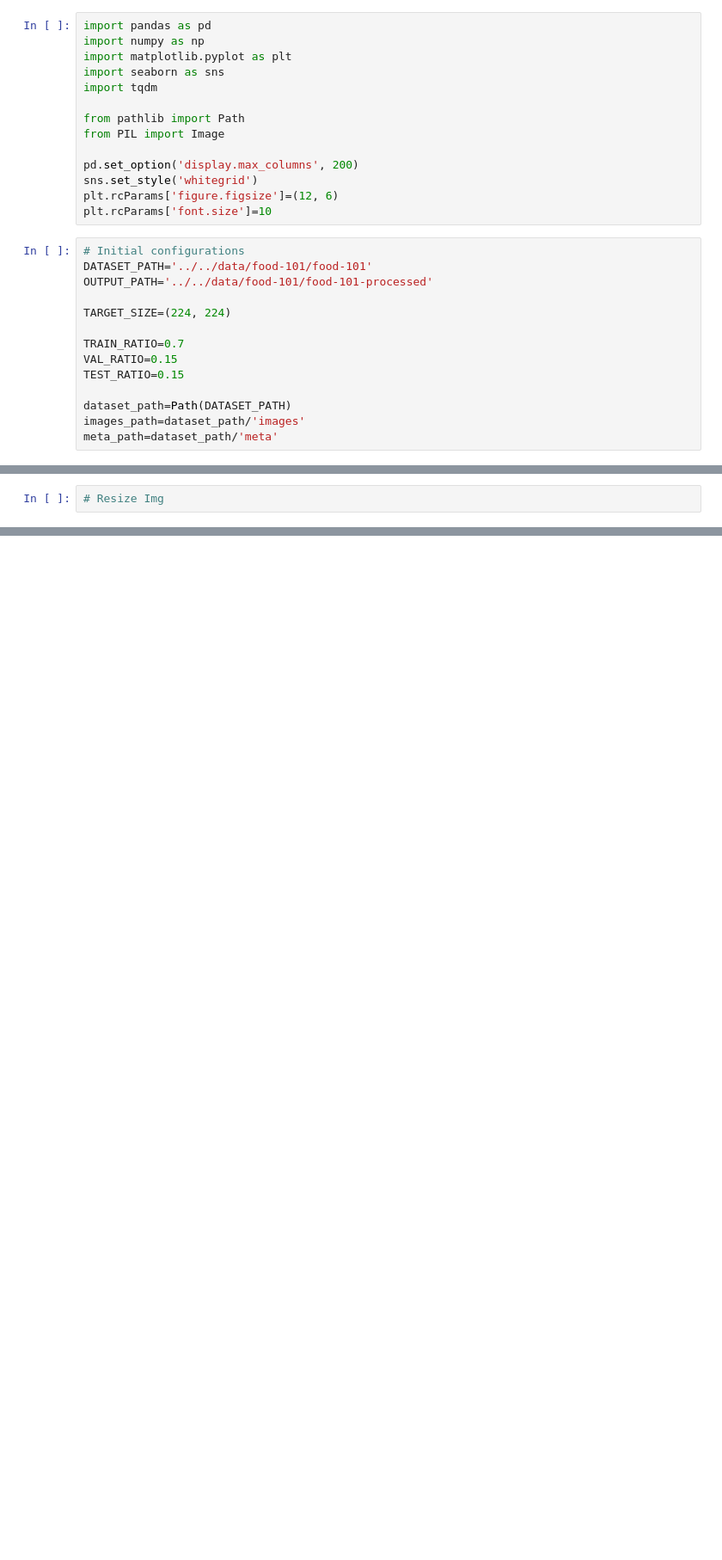
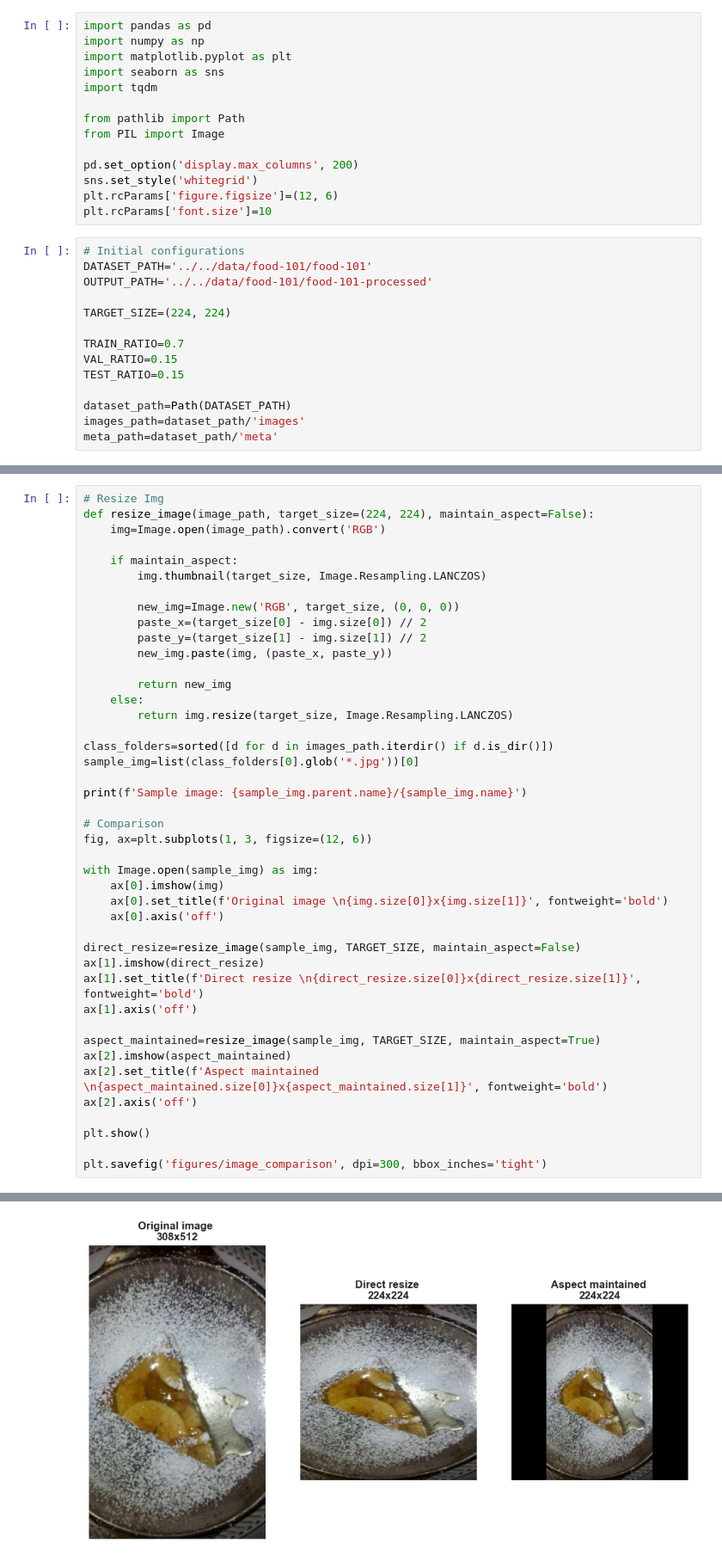
Before and after one commit to mm0narch/me-food, a Jupyter notebook: src/preprocessing/notebook.ipynb, the cells around one changed output, grey strips where cells are left out. Shown at 86% size. Cells and saved outputs as stored; diff of their text form; blank space fills up the shorter version.

Commit message:
feat: sample comparison

```diff
--- a/src/preprocessing/notebook.ipynb
+++ b/src/preprocessing/notebook.ipynb
@@ -81,3 +83,45 @@ Max: 512 | Min: 288 | Mean: 477.56
 [figure]
 # %%
 # Resize Img
+def resize_image(image_path, target_size=(224, 224), maintain_aspect=False):
+    img=Image.open(image_path).convert('RGB')
+
+    if maintain_aspect:
+        img.thumbnail(target_size, Image.Resampling.LANCZOS)
+
+        new_img=Image.new('RGB', target_size, (0, 0, 0))
+        paste_x=(target_size[0] - img.size[0]) // 2
+        paste_y=(target_size[1] - img.size[1]) // 2
+        new_img.paste(img, (paste_x, paste_y))
+
+        return new_img
+    else:
+        return img.resize(target_size, Image.Resampling.LANCZOS)
+
+class_folders=sorted([d for d in images_path.iterdir() if d.is_dir()])
+sample_img=list(class_folders[0].glob('*.jpg'))[0]
+
+print(f'Sample image: {sample_img.parent.name}/{sample_img.name}')
+
+# Comparison
+fig, ax=plt.subplots(1, 3, figsize=(12, 6))
+
+with Image.open(sample_img) as img:
+    ax[0].imshow(img)
+    ax[0].set_title(f'Original image \n{img.size[0]}x{img.size[1]}', fontweight='bold')
+    ax[0].axis('off')
+
+direct_resize=resize_image(sample_img, TARGET_SIZE, maintain_aspect=False)
+ax[1].imshow(direct_resize)
+ax[1].set_title(f'Direct resize \n{direct_resize.size[0]}x{direct_resize.size[1]}', fontweight='bold')
+ax[1].axis('off')
+
+aspect_maintained=resize_image(sample_img, TARGET_SIZE, maintain_aspect=True)
+ax[2].imshow(aspect_maintained)
+ax[2].set_title(f'Aspect maintained \n{aspect_maintained.size[0]}x{aspect_maintained.size[1]}', fontweight='bold')
+ax[2].axis('off')
+
+plt.show()
+
+plt.savefig('figures/image_comparison', dpi=300, bbox_inches='tight')
+# %% [output]
@@ -83,0 +129 @@ Max: 512 | Min: 288 | Mean: 477.56
+[figure, added]
```
Also changed, not shown: parts of 2 cells of this notebook, 1 other file.
